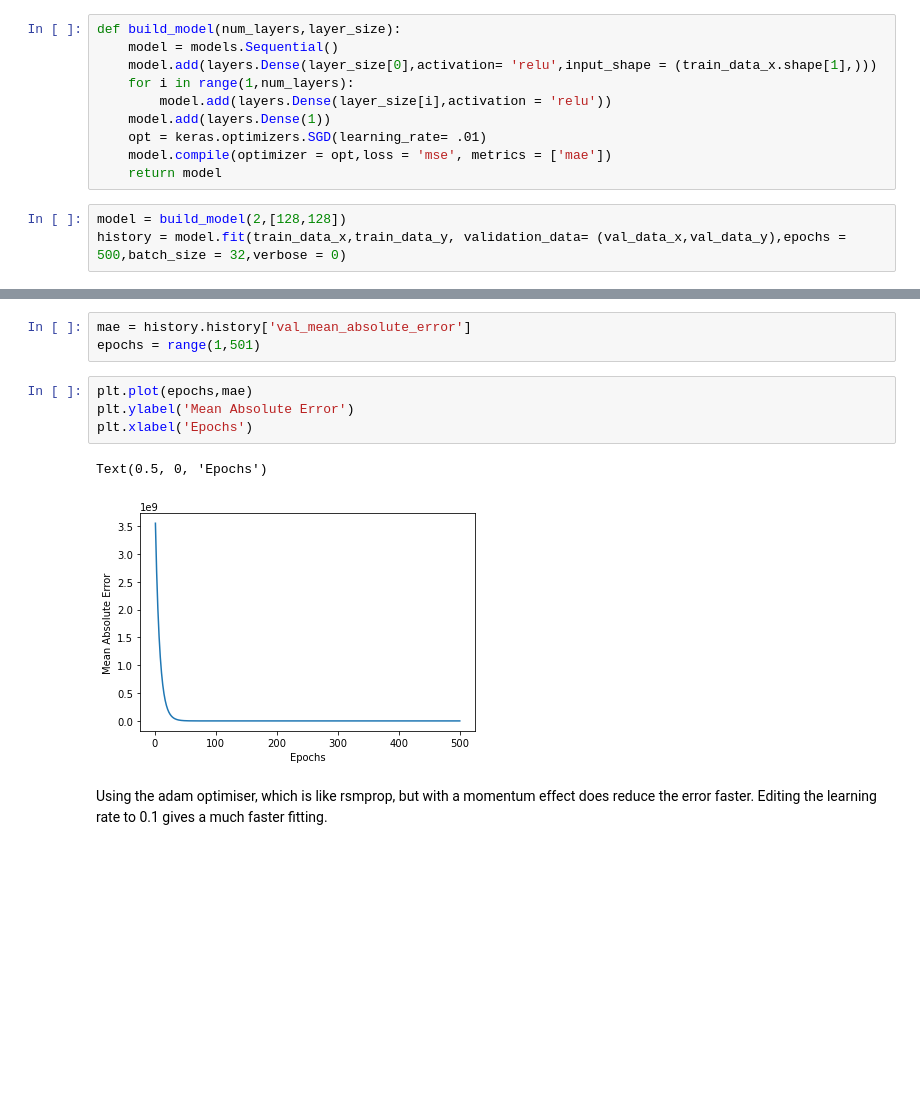
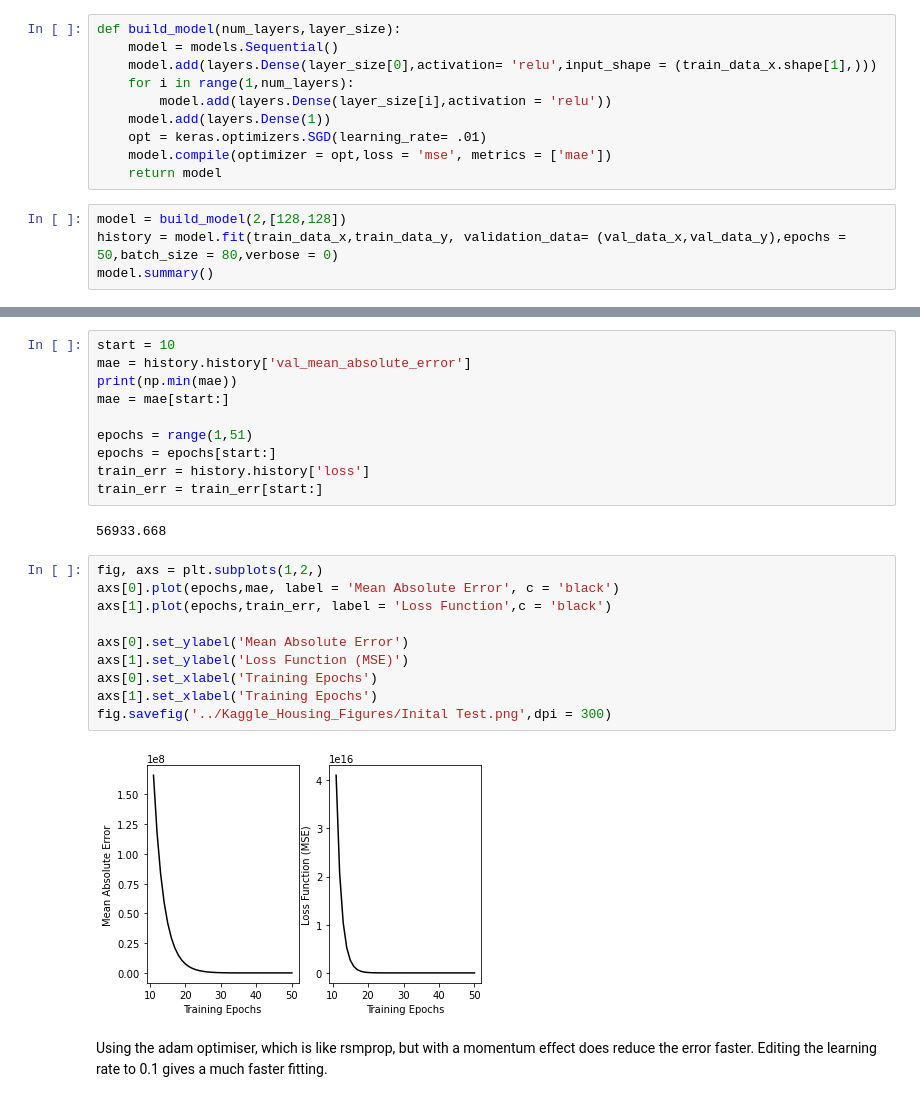
Before and after one commit to seancraven/Level-4-Masters-Project, a Jupyter notebook: Regression_House_Prices_Kaggle/Regression_Notebook.ipynb, the cells around one changed output, grey strips where cells are left out. Drawn from its saved outputs; the diff is of its cells as text; blank space fills up the shorter version.

```diff
--- a/Regression_House_Prices_Kaggle/Regression_Notebook.ipynb
+++ b/Regression_House_Prices_Kaggle/Regression_Notebook.ipynb
@@ -143,4 +144,5 @@ def build_model(num_layers,layer_size):
     return model
 # %%
 model = build_model(2,[128,128])
-history = model.fit(train_data_x,train_data_y, validation_data= (val_data_x,val_data_y),epochs = 500,batch_size = 32,verbose = 0)
+history = model.fit(train_data_x,train_data_y, validation_data= (val_data_x,val_data_y),epochs = 50,batch_size = 80,verbose = 0)
+model.summary()
@@ -147,13 +164,27 @@ history = model.fit(train_data_x,train_data_y, validation_data= (val_data_x,val_
-# %%
-mae = history.history['val_mean_absolute_error']
-epochs = range(1,501)
-# %%
-plt.plot(epochs,mae)
-plt.ylabel('Mean Absolute Error')
-plt.xlabel('Epochs')
-# %% [output]
-Text(0.5, 0, 'Epochs')
-[figure, removed]
+# %%
+start = 10
+mae = history.history['val_mean_absolute_error']
+print(np.min(mae))
+mae = mae[start:]
+
+epochs = range(1,51)
+epochs = epochs[start:]
+train_err = history.history['loss']
+train_err = train_err[start:]
+# %% [output]
+56933.668
+# %%
+fig, axs = plt.subplots(1,2,)
+axs[0].plot(epochs,mae, label = 'Mean Absolute Error', c = 'black')
+axs[1].plot(epochs,train_err, label = 'Loss Function',c = 'black')
+
+axs[0].set_ylabel('Mean Absolute Error')
+axs[1].set_ylabel('Loss Function (MSE)')
+axs[0].set_xlabel('Training Epochs')
+axs[1].set_xlabel('Training Epochs')
+fig.savefig('../Kaggle_Housing_Figures/Inital Test.png',dpi = 300)
+# %% [output]
+[figure, added]
 # %% [markdown]
 Using the adam optimiser, which is like rsmprop, but with a momentum effect does reduce the error faster. Editing the learning rate to 0.1 gives a much faster fitting.
 # %%
```
Also changed, not shown: parts of 2 cells of this notebook.
